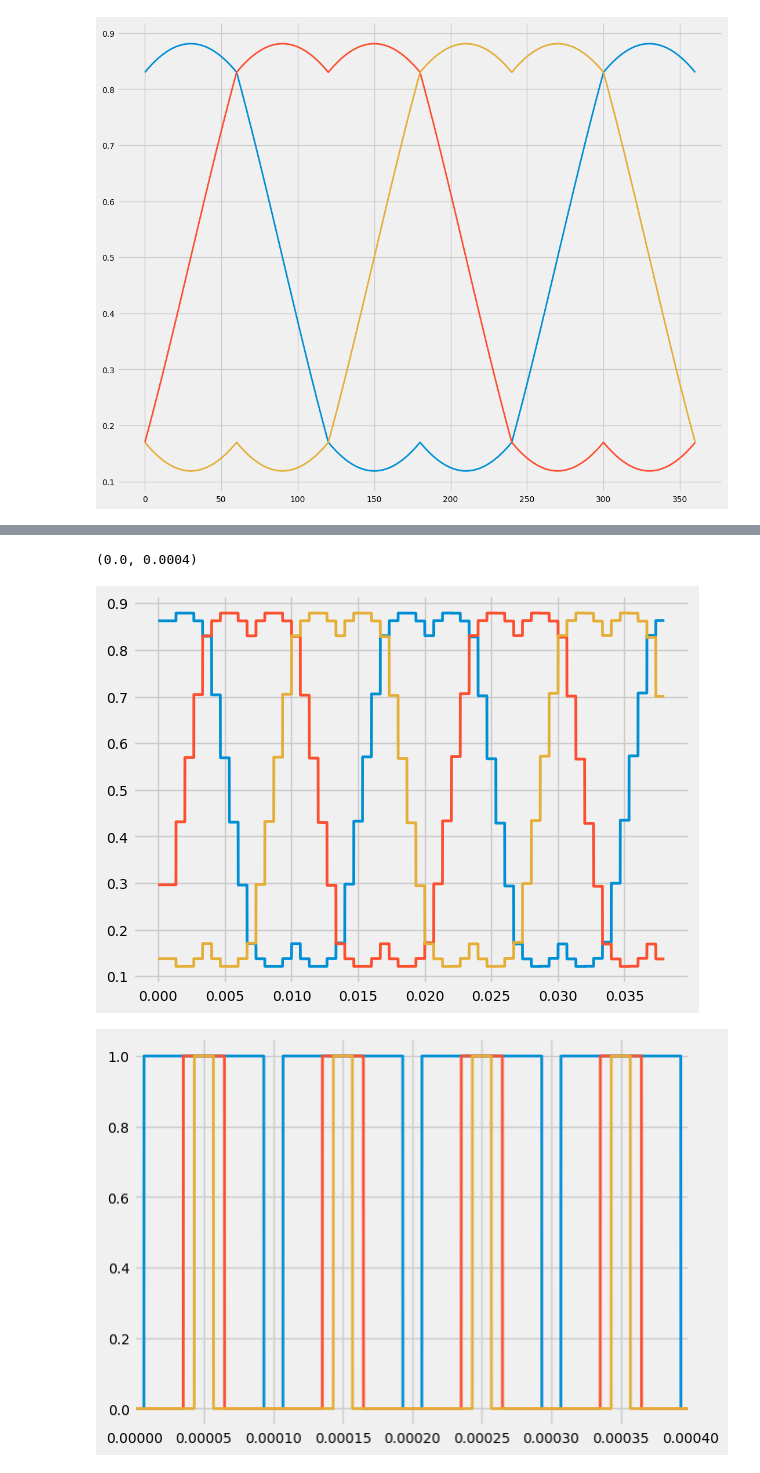
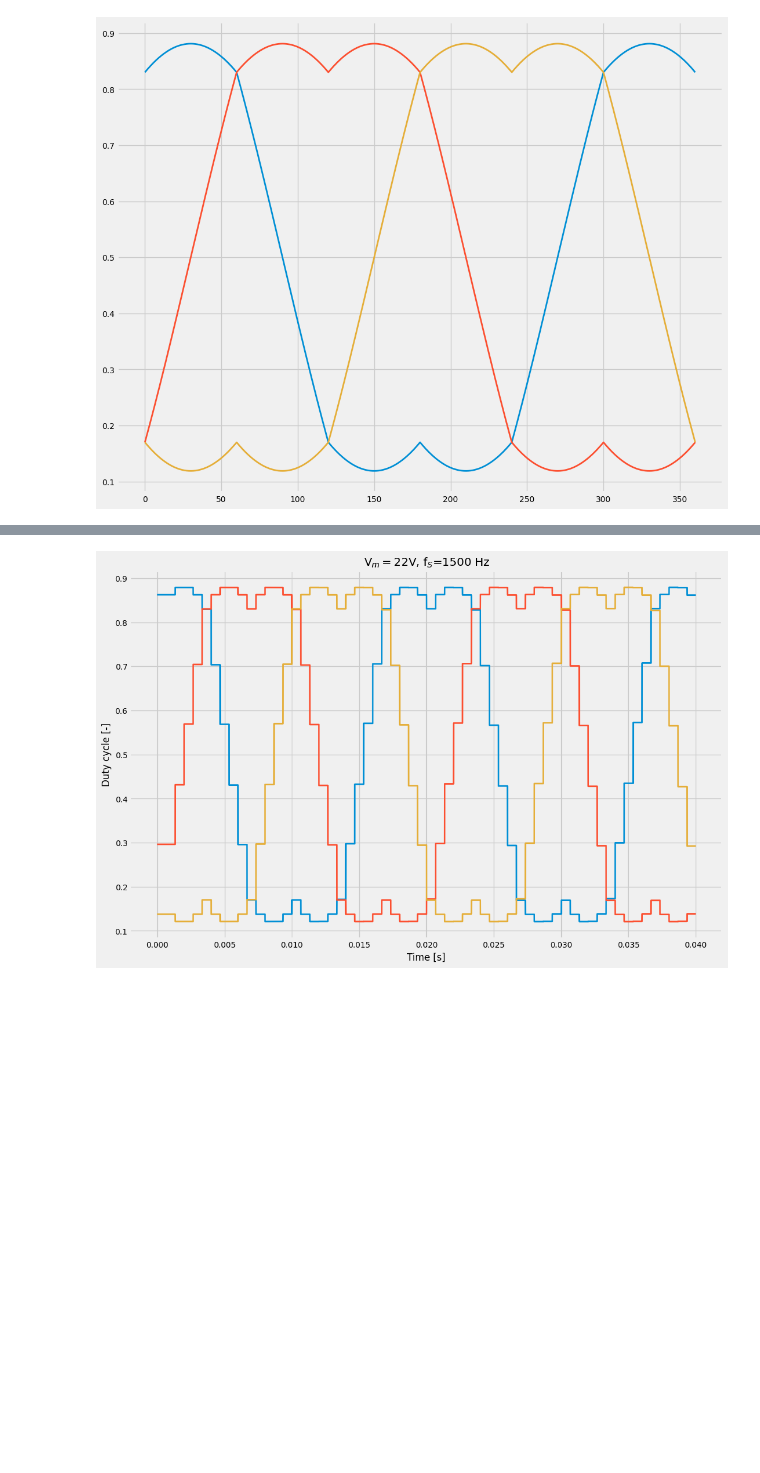
Before and after one commit to gadokrisztian/stm-svpwm, a Jupyter notebook: python/newpythonimplementation.ipynb, the cells around one changed output, grey strips where cells are left out. Saved outputs shown, nothing was run; the diff lists cells and outputs as text; code cells hidden in the pictures; blank space fills up the shorter version.

```diff
--- a/python/newpythonimplementation.ipynb
+++ b/python/newpythonimplementation.ipynb
@@ -148,22 +148,3 @@ plt.legend();
 plt.axis('equal');
 # %% [output]
 [figure]
-# %%
-t = np.linspace(0, T_update, 10001)
-Vpwm = np.zeros((t.shape[0], 3)).T
-
-for i, ti in enumerate(t):
-    vtri = (0.5 + 0.5 * ftri(ti+T_pwm/4, T_pwm, 1))
-    if dc[0] >= vtri:
-        Vpwm[0, i] = 1.0
-
-    if dc[1] >= vtri:
-        Vpwm[1, i] = 1.0
-
-    if dc[2] >= vtri:
-        Vpwm[2, i] = 1.0
-
-plt.figure(figsize=(12, 10))
-plt.plot(t, Vpwm[0])
-plt.plot(t, Vpwm[1])
-plt.plot(t, Vpwm[2]);
@@ -202,7 +181,7 @@ T_sampling = 1.0 / f_sampling
 dt = 1e-6;
 t0 = 0.0;
 t1 = 0;
-tstop = 40e-3;
+tstop = 41e-3;
 
 pwm1 = SVPWM(Vdc, T_sampling)
 dcs = []
@@ -223,34 +202,32 @@ plt.plot(dcs[:, 0], dcs[:,1:4]);
 # %%
 from scipy import interpolate
 
-t = np.linspace(0, 38e-3, 400000)
+t = np.linspace(0, 40e-3, 150000)
 dcfU = interpolate.interp1d(dcs[:, 0], dcs[:, 1], kind='zero', fill_value="extrapolate")
 dcfV = interpolate.interp1d(dcs[:, 0], dcs[:, 2], kind='zero', fill_value="extrapolate")
 dcfW = interpolate.interp1d(dcs[:, 0], dcs[:, 3], kind='zero', fill_value="extrapolate")
 
-plt.plot(t, dcfU(t));
-plt.plot(t, dcfV(t));
-plt.plot(t, dcfW(t));
+plt.figure(figsize=(12, 8))
+plt.plot(t, dcfU(t), label='U');
+plt.plot(t, dcfV(t), label='U');
+plt.plot(t, dcfW(t), label='U');
+plt.xlabel("Time [s]")
+plt.ylabel("Duty cycle [-]")
+plt.title(f"V$_m=22$V, f$_S$={f_sampling:.0f} Hz")
+plt.savefig(f"../media/dc-sampling-{f_sampling:.0f}.png")
+
 
 pwms = np.zeros((3, t.shape[0]))
 for i, ti in enumerate(t):
     vtri = (0.5 + 0.5 * ftri(ti+T_pwm/4, T_pwm, 1))
     if dcfU(ti) >= vtri:
         pwms[0, i] = 1.0
 
     if dcfV(ti) >= vtri:
         pwms[1, i] = 1.0
 
     if dcfW(ti) >= vtri:
         pwms[2, i] = 1.0
-
-plt.figure()
-plt.plot(t, pwms[0])
-plt.plot(t, pwms[1])
-plt.plot(t, pwms[2]);
-plt.xlim([0, 400e-6])
 # %% [output]
-(0.0, 0.0004)
-[figure, old version]
+[figure, new version]
-[figure, removed]
 # %%
```
Also changed, not shown: parts of 3 cells of this notebook, 12 other files.
